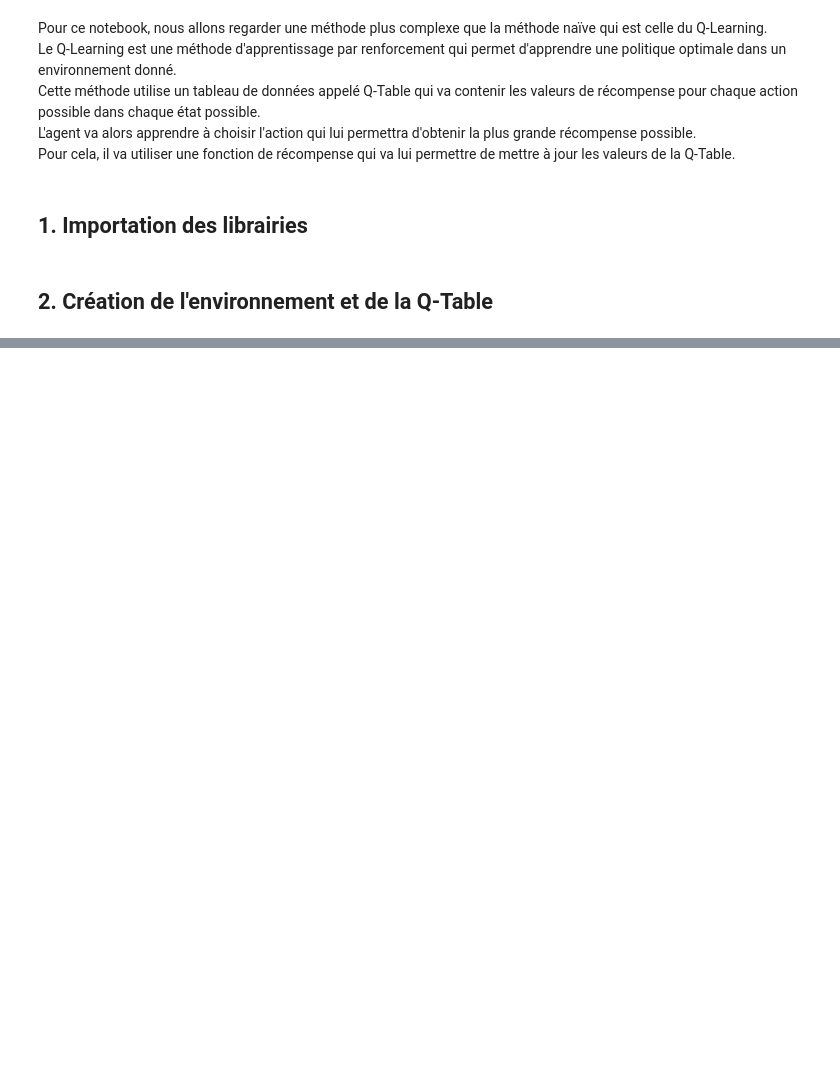
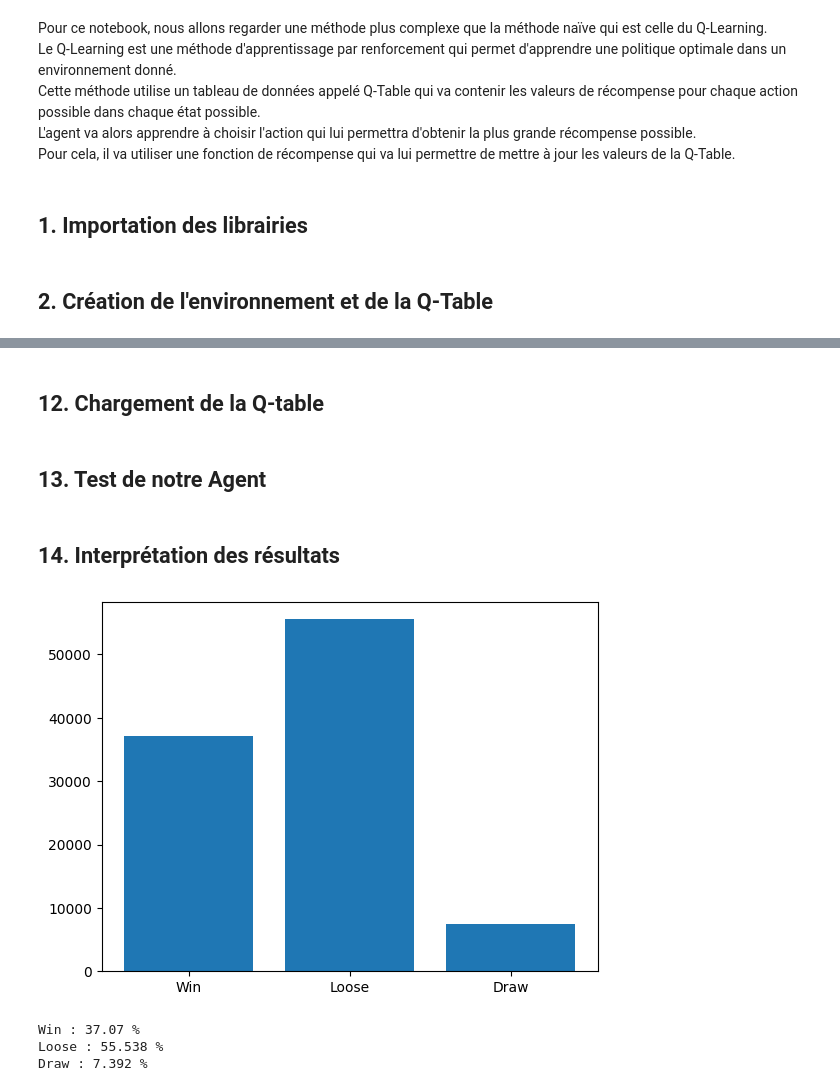
Before and after one commit to LoicDV/Methode-Formelle-Aout, a Jupyter notebook: QLearning.ipynb, the cells around one changed output, grey strips where cells are left out. Saved outputs shown, nothing was run; the diff lists cells and outputs as text; code cells hidden in the pictures; blank space fills up the shorter version.

```diff
--- a/QLearning.ipynb
+++ b/QLearning.ipynb
@@ -187,0 +203,49 @@ Draw : 7.3146 %
+# %%
+# Permet de sauvegarder notre Q-Table dans un fichier.
+with open("QTable_withshield.pkl", "wb") as f:
+    pickle.dump(Q, f)
+# %% [markdown]
+## 12. Chargement de la Q-table
+# %%
+# Permet de charger notre Q-Table depuis un fichier.
+with open("QTable_withshield.pkl", "rb") as f:
+    Q = pickle.load(f)
+# %% [markdown]
+## 13. Test de notre Agent
+# %%
+# Paramètres pour le test.
+total_test_episodes = 100_000
+total_win = 0
+total_loose = 0
+total_draw = 0
+
+for episode in range(total_test_episodes):
+
+    # Début de notre environnement pour le résoudre.
+    first_obs = env.reset()[0]
+    action = action_test(Q, first_obs)
+    second_obs, reward, done, _, _ = env.step(action)
+
+    # Boucle pour éxécuter plusieurs actions si nécessaire jusqu'à ce que le jeu soit terminé.
+    while not done:
+        action = action_test(Q, second_obs)
+        next_obs, reward, done, _, _ = env.step(action)
+
+    # Compréhension du résultat du jeu.
+    if reward == 1:
+        total_win += 1
+    elif reward == -1:
+        total_loose += 1
+    else:
+        total_draw += 1
+
+env.close()
+# %% [markdown]
+## 14. Interprétation des résultats
+# %%
+barplot(total_win, total_loose, total_draw, total_test_episodes) # Voir fichier tools.py
+# %% [output]
+[figure, added]
+Win : 37.07 %
+Loose : 55.538 %
+Draw : 7.392 %
```
Also changed, not shown: parts of 24 cells of this notebook, 7 other files.
